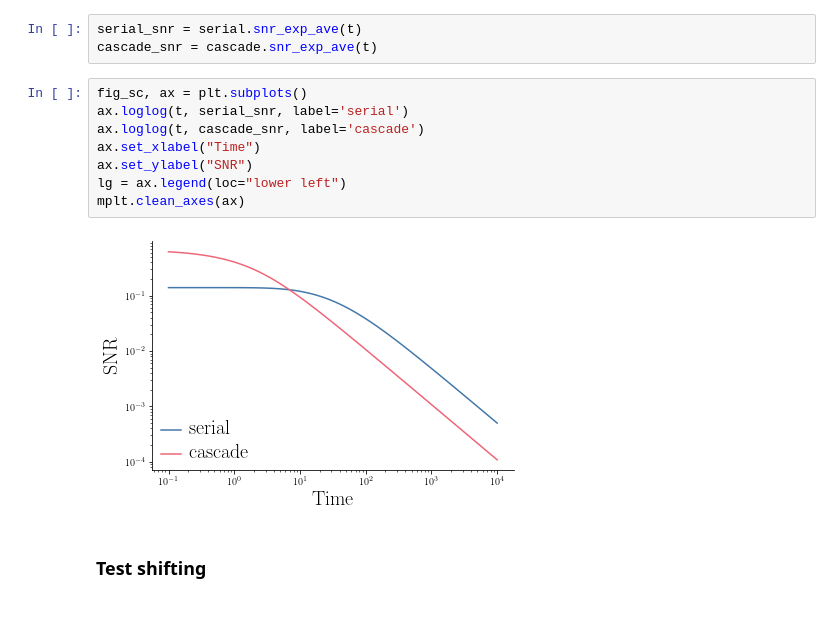
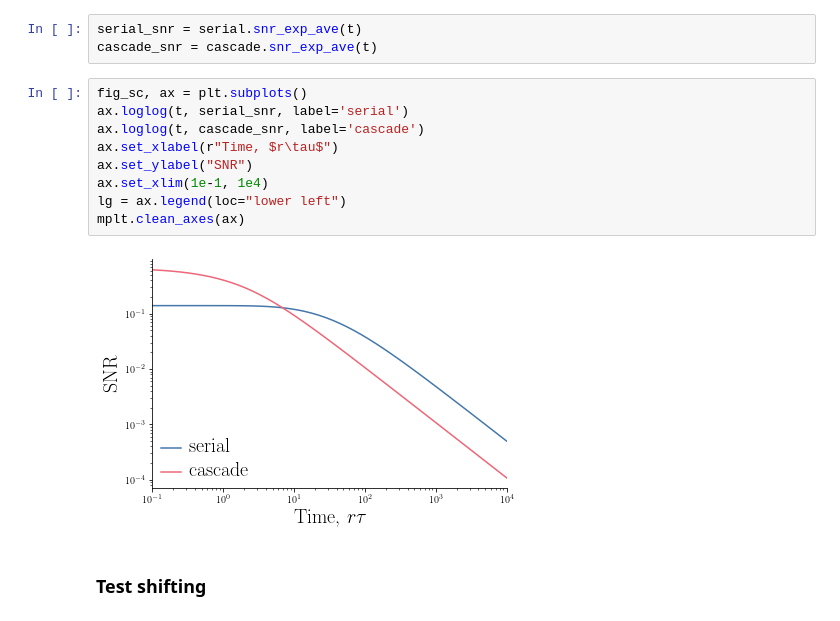
Before and after one commit to ganguli-lab/Complex_Synapse, a Jupyter notebook: Code/Python/plots.ipynb, the cells around one changed output. Saved outputs shown, nothing was run; the diff lists cells and outputs as text.

```diff
--- a/Code/Python/plots.ipynb
+++ b/Code/Python/plots.ipynb
@@ -33,13 +30,14 @@ cascade_snr = cascade.snr_exp_ave(t)
 # %%
 fig_sc, ax = plt.subplots()
 ax.loglog(t, serial_snr, label='serial')
 ax.loglog(t, cascade_snr, label='cascade')
-ax.set_xlabel("Time")
+ax.set_xlabel(r"Time, $r\tau$")
 ax.set_ylabel("SNR")
+ax.set_xlim(1e-1, 1e4)
 lg = ax.legend(loc="lower left")
 mplt.clean_axes(ax)
 # %% [output]
-[figure, old version]
+[figure, new version]
 # %% [markdown]
 ### Test shifting
 # %%
```
Also changed, not shown: parts of 20 cells of this notebook, 13 other files.
